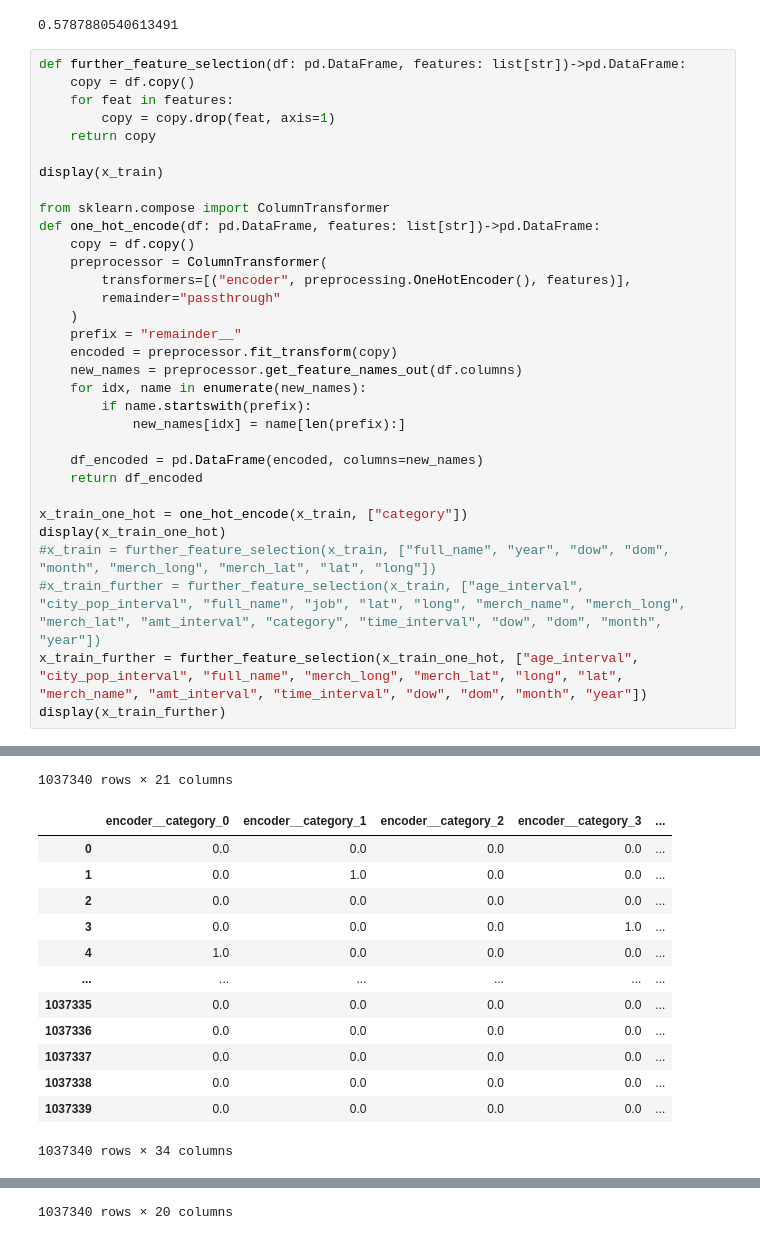
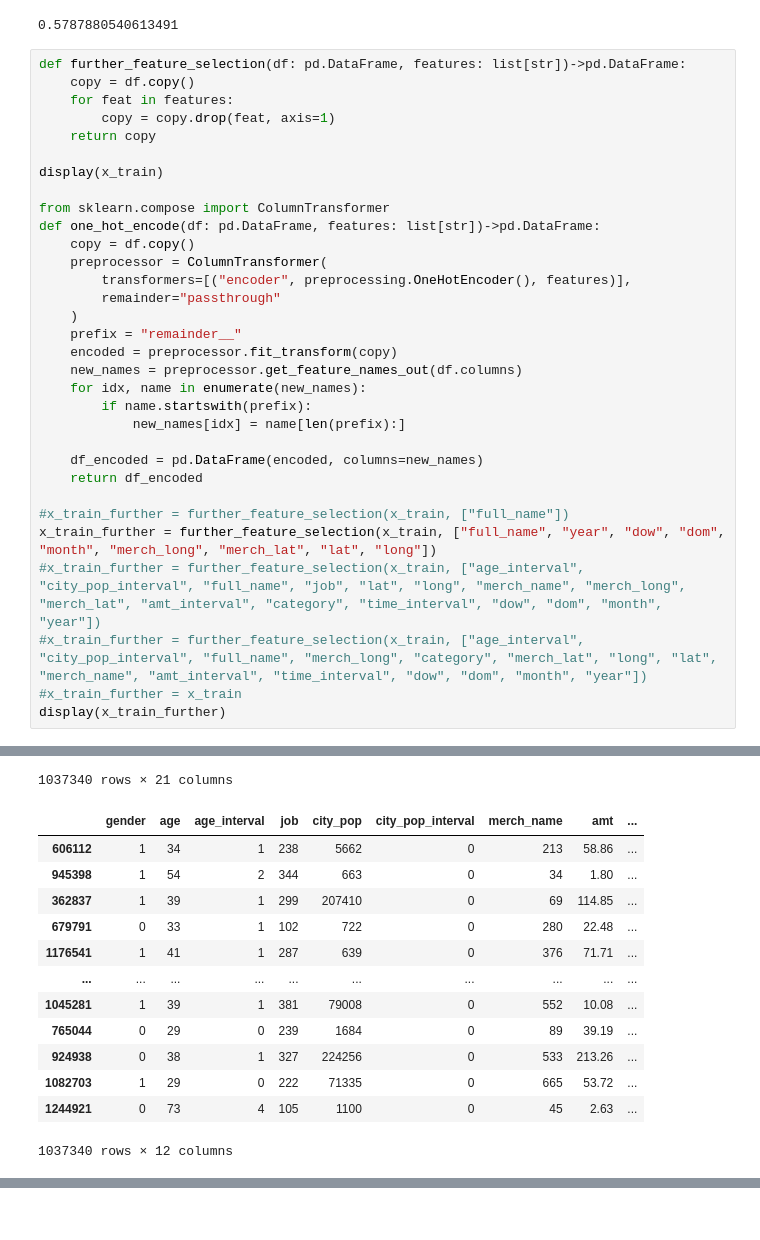
Before and after one commit to SenZmaKi/NyakaMwizi, a Jupyter notebook: nyakamwizi.ipynb, the cells around one changed output, grey strips where cells are left out. Cells and saved outputs as stored; diff of their text form.

```diff
--- a/nyakamwizi.ipynb
+++ b/nyakamwizi.ipynb
@@ -330,47 +330,47 @@ def one_hot_encode(df: pd.DataFrame, features: list[str])->pd.DataFrame:
     preprocessor = ColumnTransformer(
         transformers=[("encoder", preprocessing.OneHotEncoder(), features)],
         remainder="passthrough"
     )
     prefix = "remainder__"
     encoded = preprocessor.fit_transform(copy)
     new_names = preprocessor.get_feature_names_out(df.columns)
     for idx, name in enumerate(new_names):
         if name.startswith(prefix):
             new_names[idx] = name[len(prefix):]
 
     df_encoded = pd.DataFrame(encoded, columns=new_names)
     return df_encoded
 
-x_train_one_hot = one_hot_encode(x_train, ["category"])
-display(x_train_one_hot)
-#x_train = further_feature_selection(x_train, ["full_name", "year", "dow", "dom", "month", "merch_long", "merch_lat", "lat", "long"])
+#x_train_further = further_feature_selection(x_train, ["full_name"])
+x_train_further = further_feature_selection(x_train, ["full_name", "year", "dow", "dom", "month", "merch_long", "merch_lat", "lat", "long"])
 #x_train_further = further_feature_selection(x_train, ["age_interval", "city_pop_interval", "full_name", "job", "lat", "long", "merch_name", "merch_long", "merch_lat", "amt_interval", "category", "time_interval", "dow", "dom", "month", "year"])
-x_train_further = further_feature_selection(x_train_one_hot, ["age_interval", "city_pop_interval", "full_name", "merch_long", "merch_lat", "long", "lat", "merch_name", "amt_interval", "time_interval", "dow", "dom", "month", "year"])
+#x_train_further = further_feature_selection(x_train, ["age_interval", "city_pop_interval", "full_name", "merch_long", "category", "merch_lat", "long", "lat", "merch_name", "amt_interval", "time_interval", "dow", "dom", "month", "year"])
+#x_train_further = x_train
 display(x_train_further)
 # %% [output]
 |  | full_name | gender | age | age_interval | job | lat | long | city_pop | city_pop_interval | ... |
 | 606112 | 295 | 1 | 34 | 1 | 238 | 35.7206 | -108.0271 | 5662 | 0 | ... |
 | 945398 | 378 | 1 | 54 | 2 | 344 | 39.4015 | -75.8654 | 663 | 0 | ... |
 | 362837 | 252 | 1 | 39 | 1 | 299 | 38.8954 | -77.1633 | 207410 | 0 | ... |
 | 679791 | 611 | 0 | 33 | 1 | 102 | 41.8467 | -74.1038 | 722 | 0 | ... |
 | 1176541 | 874 | 1 | 41 | 1 | 287 | 37.1935 | -89.0933 | 639 | 0 | ... |
 | ... | ... | ... | ... | ... | ... | ... | ... | ... | ... | ... |
 | 1045281 | 354 | 1 | 39 | 1 | 381 | 26.9379 | -82.2388 | 79008 | 0 | ... |
 | 765044 | 664 | 0 | 29 | 0 | 239 | 43.2237 | -75.1612 | 1684 | 0 | ... |
 | 924938 | 25 | 0 | 38 | 1 | 327 | 26.4722 | -81.8122 | 224256 | 0 | ... |
 | 1082703 | 965 | 1 | 29 | 0 | 222 | 30.4590 | -90.9027 | 71335 | 0 | ... |
 | 1244921 | 563 | 0 | 73 | 4 | 105 | 33.0437 | -81.7106 | 1100 | 0 | ... |
 1037340 rows × 21 columns
-|  | encoder__category_0 | encoder__category_1 | encoder__category_2 | encoder__category_3 | ... |
-| 0 | 0.0 | 0.0 | 0.0 | 0.0 | ... |
-| 1 | 0.0 | 1.0 | 0.0 | 0.0 | ... |
-| 2 | 0.0 | 0.0 | 0.0 | 0.0 | ... |
-| 3 | 0.0 | 0.0 | 0.0 | 1.0 | ... |
-| 4 | 1.0 | 0.0 | 0.0 | 0.0 | ... |
-| ... | ... | ... | ... | ... | ... |
-| 1037335 | 0.0 | 0.0 | 0.0 | 0.0 | ... |
-| 1037336 | 0.0 | 0.0 | 0.0 | 0.0 | ... |
-| 1037337 | 0.0 | 0.0 | 0.0 | 0.0 | ... |
-| 1037338 | 0.0 | 0.0 | 0.0 | 0.0 | ... |
-| 1037339 | 0.0 | 0.0 | 0.0 | 0.0 | ... |
+|  | gender | age | age_interval | job | city_pop | city_pop_interval | merch_name | amt | ... |
+| 606112 | 1 | 34 | 1 | 238 | 5662 | 0 | 213 | 58.86 | ... |
+| 945398 | 1 | 54 | 2 | 344 | 663 | 0 | 34 | 1.80 | ... |
+| 362837 | 1 | 39 | 1 | 299 | 207410 | 0 | 69 | 114.85 | ... |
+| 679791 | 0 | 33 | 1 | 102 | 722 | 0 | 280 | 22.48 | ... |
+| 1176541 | 1 | 41 | 1 | 287 | 639 | 0 | 376 | 71.71 | ... |
+| ... | ... | ... | ... | ... | ... | ... | ... | ... | ... |
+| 1045281 | 1 | 39 | 1 | 381 | 79008 | 0 | 552 | 10.08 | ... |
+| 765044 | 0 | 29 | 0 | 239 | 1684 | 0 | 89 | 39.19 | ... |
+| 924938 | 0 | 38 | 1 | 327 | 224256 | 0 | 533 | 213.26 | ... |
+| 1082703 | 1 | 29 | 0 | 222 | 71335 | 0 | 665 | 53.72 | ... |
+| 1244921 | 0 | 73 | 4 | 105 | 1100 | 0 | 45 | 2.63 | ... |
-1037340 rows × 34 columns
+1037340 rows × 12 columns
@@ -389 +376,0 @@ display(x_train_further)
-1037340 rows × 20 columns
```
Also changed, not shown: parts of 5 cells of this notebook.
